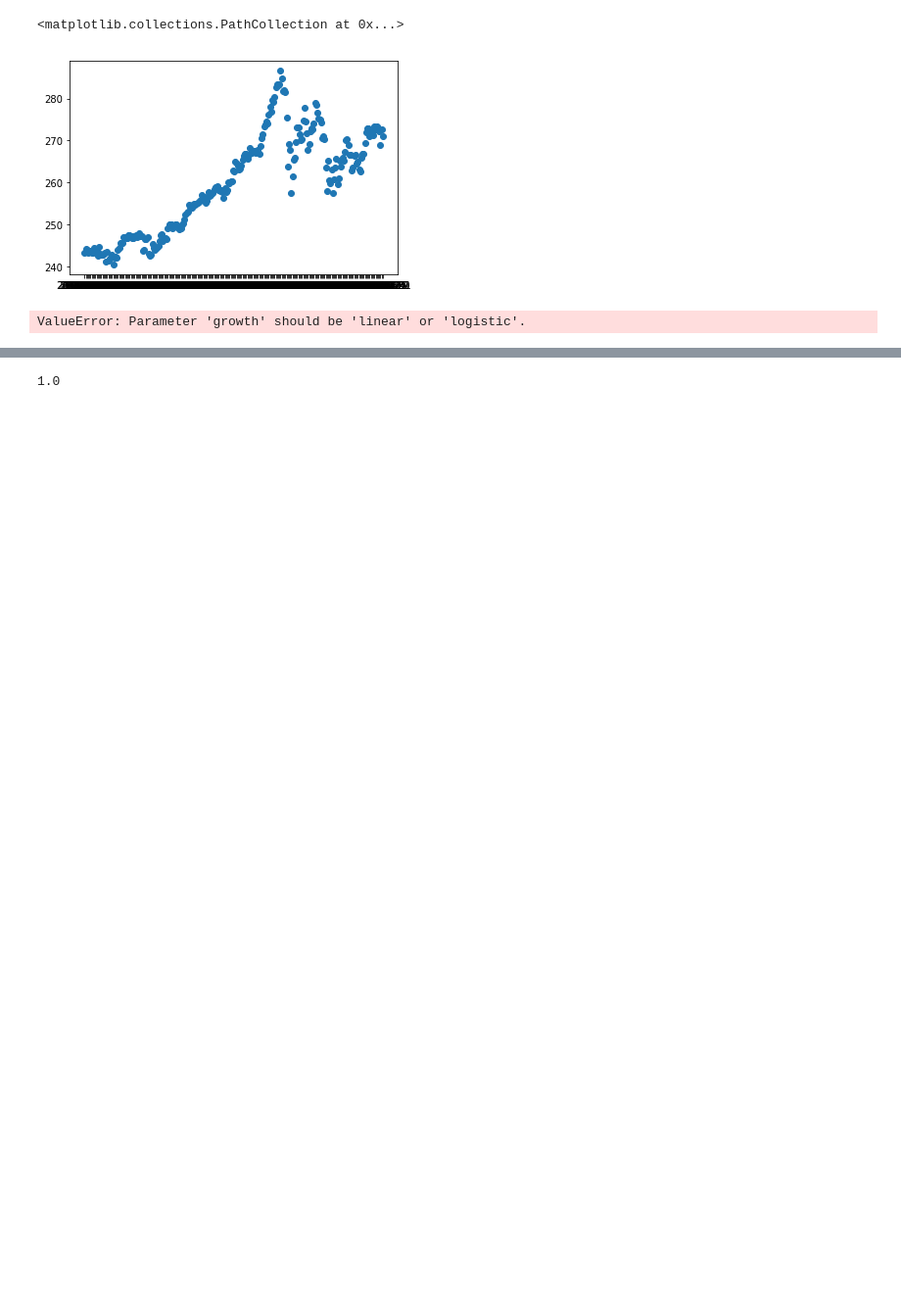
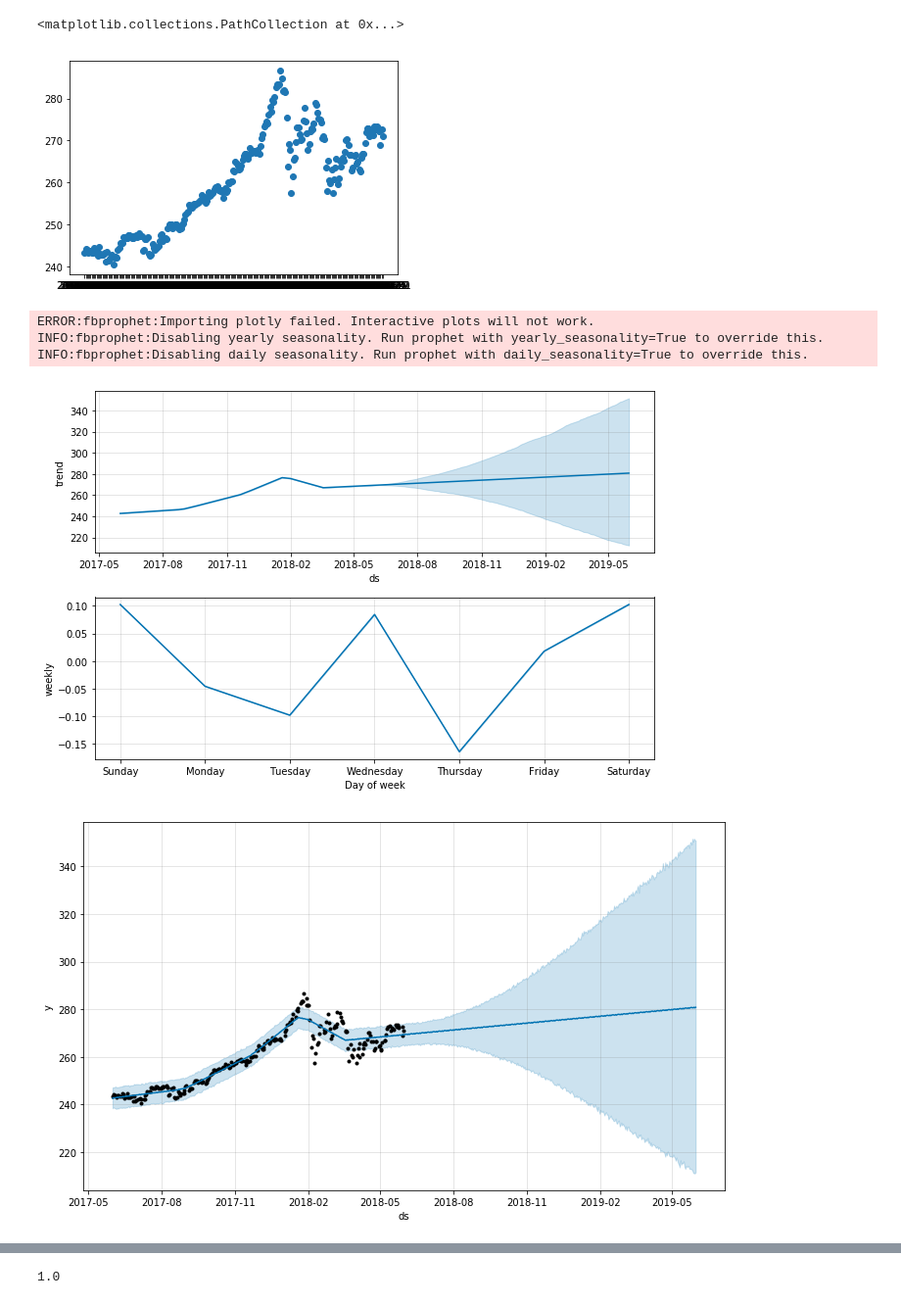
Before and after one commit to mrdahdah/AutomaticStockTrading, a Jupyter notebook: LinearRegression.ipynb, the cells around one changed output, grey strips where cells are left out. Shown at 98% size. Saved outputs shown, nothing was run; the diff lists cells and outputs as text; code cells hidden in the pictures; blank space fills up the shorter version.

```diff
--- a/LinearRegression.ipynb
+++ b/LinearRegression.ipynb
@@ -14,15 +14,19 @@ plt.scatter (date,price)
 # %%
 import fbprophet
 
-model = fbprophet.Prophet(#daily_seasonality = True, yearly_seasonality=True)
+model = fbprophet.Prophet()#daily_seasonality = True, yearly_seasonality=True
 variables['ds'] = date
 variables['y'] = price
 model.fit(variables)
 
 future = model.make_future_dataframe(periods=365)
 forecast = model.predict(future)
 
 model.plot(forecast)
 model.plot_components(forecast)
 # %% [output]
-ValueError: Parameter 'growth' should be 'linear' or 'logistic'.
+ERROR:fbprophet:Importing plotly failed. Interactive plots will not work.
+INFO:fbprophet:Disabling yearly seasonality. Run prophet with yearly_seasonality=True to override this.
+INFO:fbprophet:Disabling daily seasonality. Run prophet with daily_seasonality=True to override this.
+[figure, added]
+[figure, added]
```
Also changed, not shown: parts of 4 cells of this notebook.
